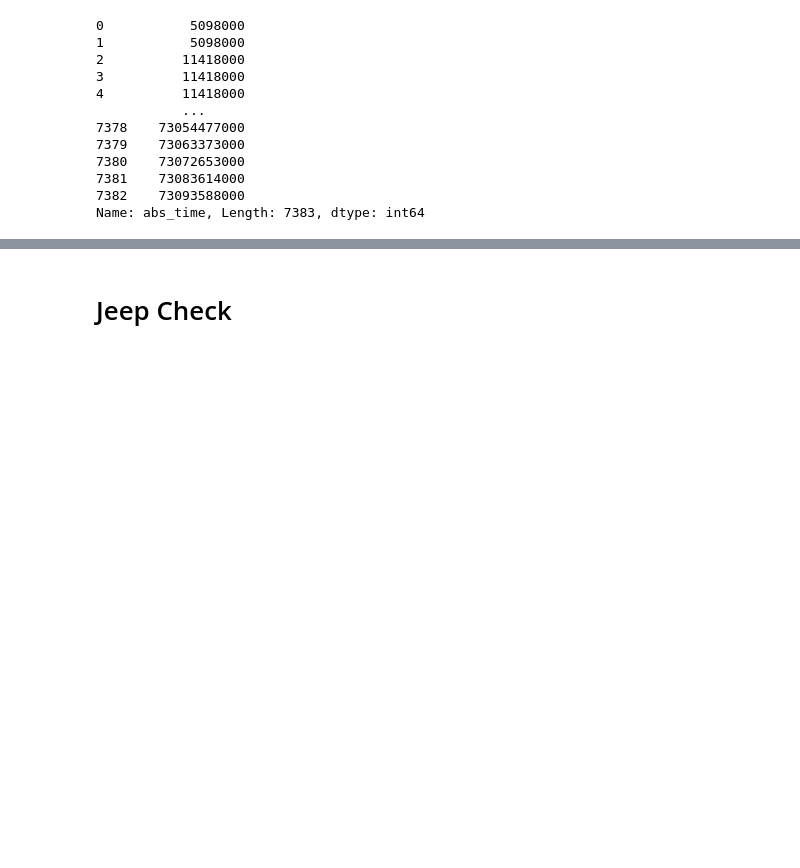
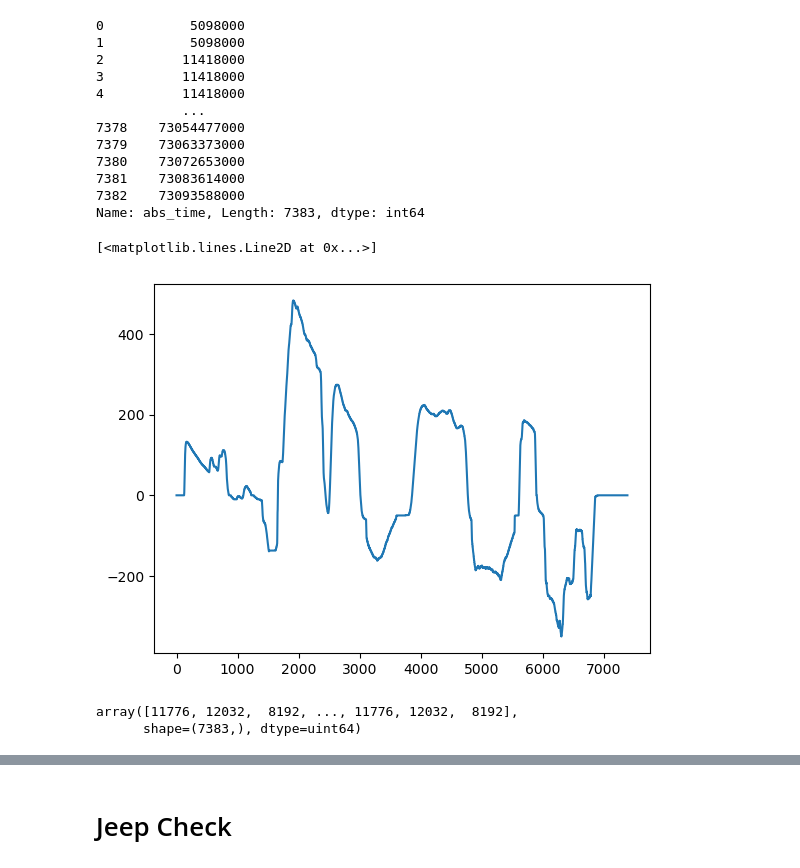
Before and after one commit to itimermans/can-decoder, a Jupyter notebook: check.ipynb, the cells around one changed output, grey strips where cells are left out. Cells and saved outputs as stored; diff of their text form; code cells hidden in the pictures; blank space fills up the shorter version.

```diff
--- a/check.ipynb
+++ b/check.ipynb
@@ -274,0 +288,15 @@ Name: abs_time, Length: 7383, dtype: int64
+# %%
+old_message = old_decoder.get_message('0x180')
+old_signal = old_message.signals[1]
+message = decoder.get_message('0x180')
+signal = message.signals[1]
+# %%
+old_signal.ts_data
+# %% [output]
+[<matplotlib.lines.Line2D at 0x...>]
+[figure, added]
+# %%
+old_message.ts_data[:,1] << np.uint64(64 - old_message.msg_length*8)
+# %% [output]
+array([11776, 12032,  8192, ..., 11776, 12032,  8192],
+      shape=(7383,), dtype=uint64)
```
Also changed, not shown: parts of 3 cells of this notebook, 2 other files.
